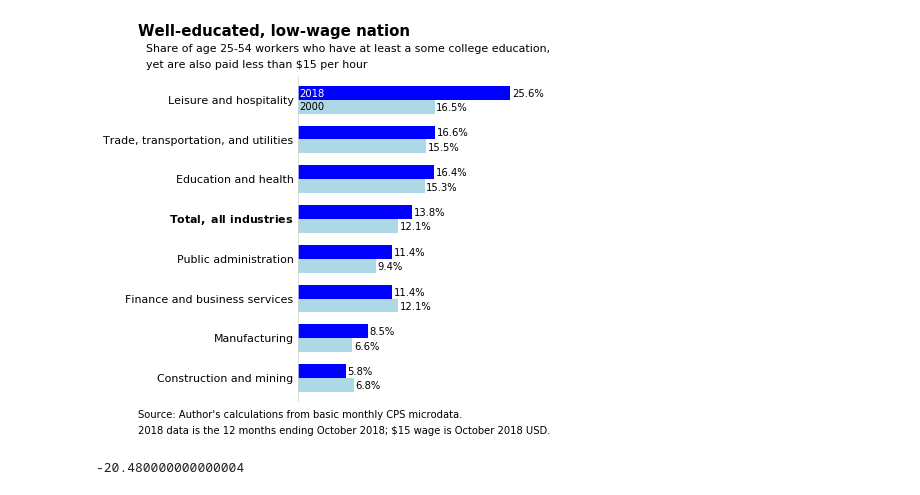
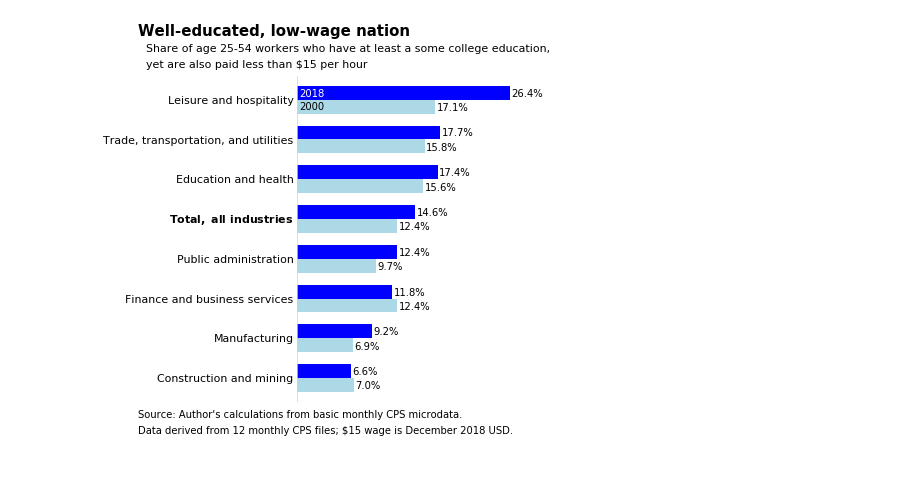
Before and after one commit to bdecon/blog_posts, a Jupyter notebook: Well-educated_low-wage/Well_educated_low_wage.ipynb, the cells around one changed output. Saved outputs shown, nothing was run; the diff lists cells and outputs as text; code cells hidden in the pictures.

```diff
--- a/Well-educated_low-wage/Well_educated_low_wage.ipynb
+++ b/Well-educated_low-wage/Well_educated_low_wage.ipynb
@@ -9,7 +15,7 @@ import os
 os.chdir('/home/brian/Documents/CPS/data/clean/')
 # %%
 df2000 = pd.read_feather('cps2000.ft')
-df2018 = pd.read_feather('cps2017.ft').query('HRMONTH > 10').append(pd.read_feather('cps2018.ft'))
+df2018 = pd.read_feather('cps2018.ft')
 # %%
 d = {}
 for year, dfyear in [('2000', df2000), ('2018', df2018)]:
@@ -35,36 +41,32 @@ data.plot(kind='barh', figsize=(4,6), color=['lightblue', 'blue'], width=0.7,
 # add value labels to ends of bars and country names to start of bars
 for col in data.keys():
     for i, val in enumerate(data[col]):
         if col == '2000':
             y = i-0.18
             plt.text(-0.5, i-0.1, data.index[i], ha='right', fontsize=11)
         else:
             y = i+0.18
         plt.text(val+0.2, y-0.1, f'{val:.1f}%')
 
 plt.axvline(x=0, color='lightgray')
 plt.text(0.2, 6.75, '2000')
 plt.text(0.2, 7.08, '2018', color='white')
 # Text location
 text_loc = (-data.max().max() * 0.75)
 
 # add title and footer
 plt.text(text_loc, 8.6, 'Well-educated, low-wage nation',
           fontsize=15, weight='bold')
 plt.text(text_loc+1, 8.2, "Share of age 25-54 workers who have at least a some college education,",
           fontsize=11)
 plt.text(text_loc+1, 7.8, 'yet are also paid less than $15 per hour',
           fontsize=11)
 plt.text(text_loc, -1, "Source: Author's calculations from basic monthly CPS microdata.")
-plt.text(text_loc, -1.4, "2018 data is the 12 months ending October 2018; $15 wage is October 2018 USD.")
+plt.text(text_loc, -1.4, "Data derived from 12 monthly CPS files; $15 wage is December 2018 USD.")
 
 plt.axis('off')
 
 plt.savefig('WellEducatedLowWage3.png', bbox_inches='tight')
 plt.show()
 # %% [output]
-[figure, old version]
+[figure, new version]
-# %%
-(-data.max().max() * 0.8)
-# %% [output]
--20.480000000000004
```
Also changed, not shown: parts of 5 cells of this notebook, 10 other files.
